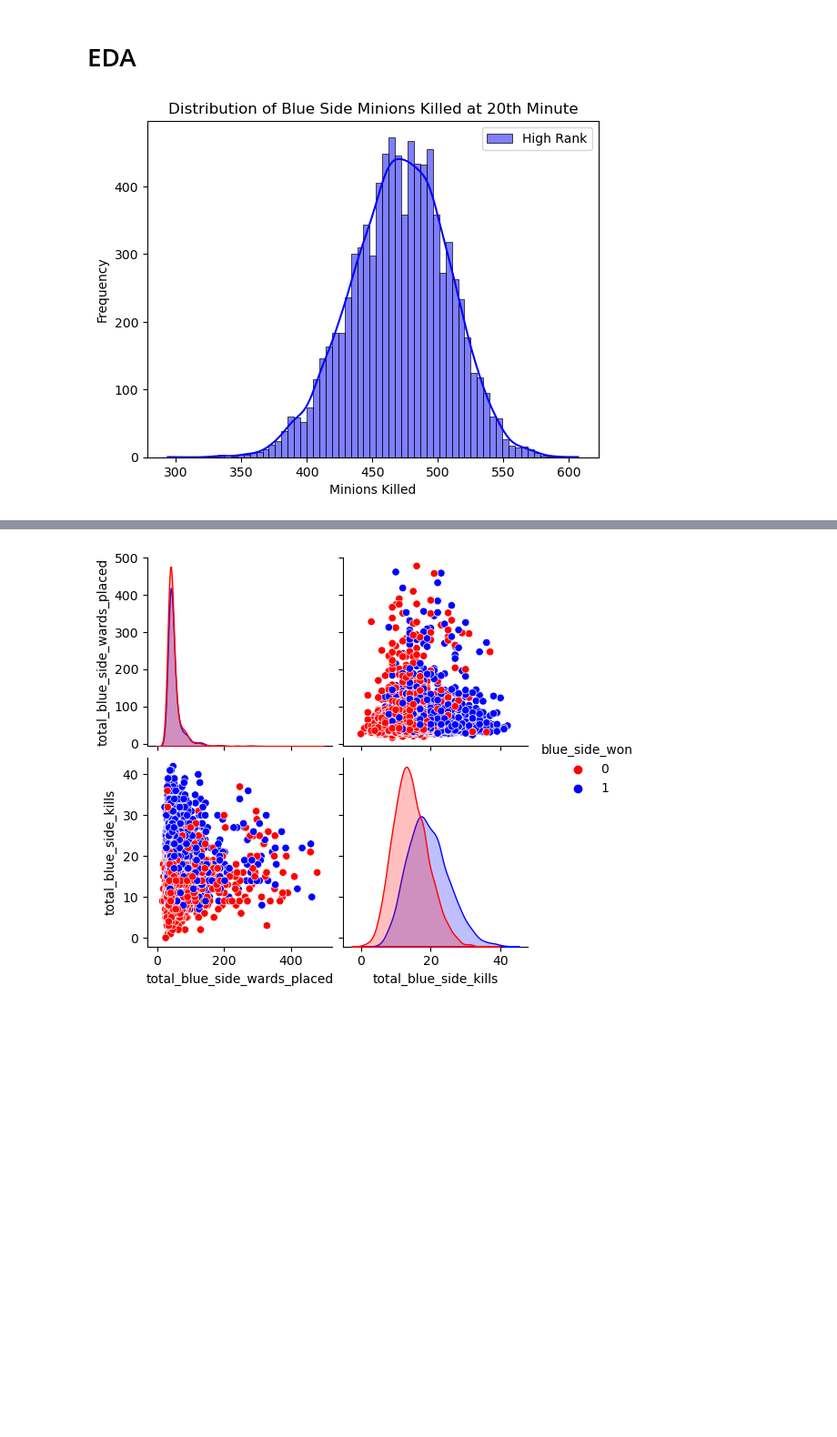
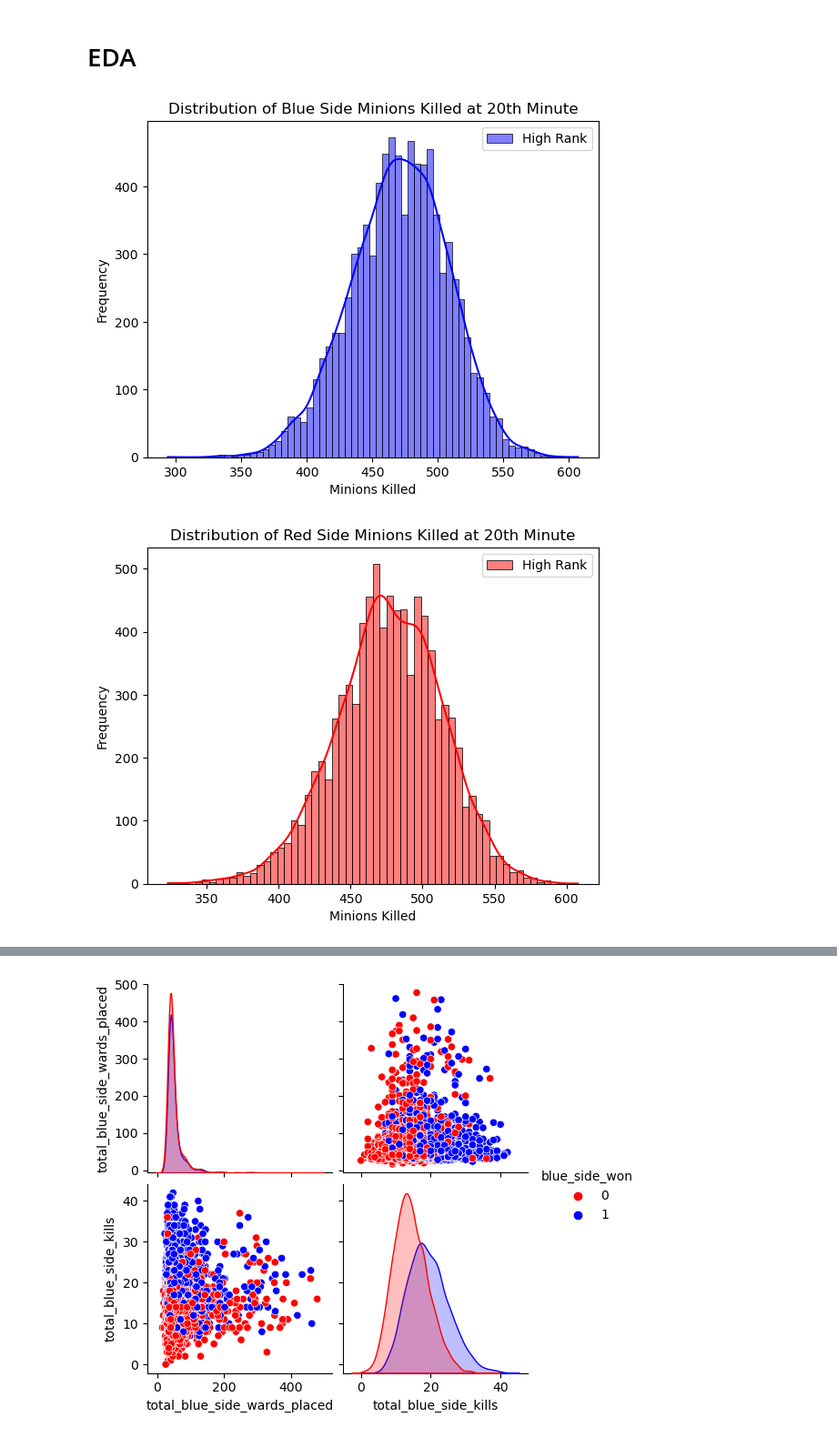
Before and after one commit to mohammad20306/Dissertation, a Jupyter notebook: twenty_mins_ml.ipynb, the cells around one changed output, grey strips where cells are left out. Shown at 91% size. Saved outputs shown, nothing was run; the diff lists cells and outputs as text; code cells hidden in the pictures; blank space fills up the shorter version.

```diff
--- a/twenty_mins_ml.ipynb
+++ b/twenty_mins_ml.ipynb
@@ -31,6 +35,9 @@ df.head()
 | 2 | 0 | 467 | 38334 | 39 | 22 | ... |
 | 3 | 0 | 425 | 32749 | 67 | 12 | ... |
 | 4 | 0 | 472 | 36853 | 47 | 17 | ... |
+# %%
+low_rank_twenty_df = pd.read_csv('low_rank_twenty_mins.csv')
+low_rank_twenty_df=low_rank_twenty_df.drop(['Unnamed: 0'], axis=1)
 # %%
 #drop the column 'unnamed: 0' from the dataset.
 df=df.drop(['Unnamed: 0'], axis=1)
@@ -165,14 +208,61 @@ df['gold_earned_diff'] = df['total_blue_side_gold_earned'] - df['total_red_side_
 df['towers_destroyed_diff'] = df['total_towers_destroyed_by_blue'] - df['total_towers_destroyed_by_red']
 df['inhibitors_destroyed_diff'] = df['total_inhibitors_destroyed_by_blue'] - df['total_inhibitors_destroyed_by_red']
 df['kills_diff'] = df['total_blue_side_kills'] - df['total_red_side_kills']
+# %%
+low_rank_twenty_df['wards_placed_diff'] = low_rank_twenty_df['total_blue_side_wards_placed'] - low_rank_twenty_df['total_red_side_wards_placed']
+low_rank_twenty_df['total_minions_diff'] = low_rank_twenty_df['total_blue_side_minions'] - low_rank_twenty_df['total_red_side_minions']
+low_rank_twenty_df['gold_earned_diff'] = low_rank_twenty_df['total_blue_side_gold_earned'] - low_rank_twenty_df['total_red_side_gold_earned']
+low_rank_twenty_df['towers_destroyed_diff'] = low_rank_twenty_df['total_towers_destroyed_by_blue'] - low_rank_twenty_df['total_towers_destroyed_by_red']
+low_rank_twenty_df['inhibitors_destroyed_diff'] = low_rank_twenty_df['total_inhibitors_destroyed_by_blue'] - low_rank_twenty_df['total_inhibitors_destroyed_by_red']
+low_rank_twenty_df['kills_diff'] = low_rank_twenty_df['total_blue_side_kills'] - low_rank_twenty_df['total_red_side_kills']
 # %% [markdown]
 # EDA
-# %%
-sns.histplot(df['total_blue_side_minions'], color='blue', label='High Rank', kde=True)
-plt.title('Distribution of Blue Side Minions Killed at 20th Minute')
-plt.xlabel('Minions Killed')
-plt.ylabel('Frequency')
-plt.legend()
-plt.show()
-# %% [output]
-[figure, removed]
+# %%
+#histplot for blueside minion difference at 20th minute for high rank matches
+sns.histplot(df['total_blue_side_minions'], color='blue', label='High Rank', kde=True)
+plt.title('Distribution of Blue Side Minions Killed at 20th Minute')
+plt.xlabel('Minions Killed')
+plt.ylabel('Frequency')
+plt.legend()
+plt.show()
+
+#histplot for redside minion difference at 20th minute for high rank matches
+sns.histplot(df['total_red_side_minions'], color='red', label='High Rank', kde=True)
+plt.title('Distribution of Red Side Minions Killed at 20th Minute')
+plt.xlabel('Minions Killed')
+plt.ylabel('Frequency')
+plt.legend()
+plt.show()
+
+#histplot for blueside minion difference at 20th minute for low rank matches
+sns.histplot(low_rank_twenty_df['total_blue_side_minions'], color='blue', label='Low Rank', kde=True)
+plt.title('Distribution of Blue Side Minions Killed at 20th Minute')
+plt.xlabel('Minions Killed')
+plt.ylabel('Frequency')
+plt.legend()
+plt.show()
+
+#histplot for redside minion difference at 20th minute for low rank matches
+sns.histplot(low_rank_twenty_df['total_red_side_minions'], color='red', label='Low Rank', kde=True)
+plt.title('Distribution of Red Side Minions Killed at 20th Minute')
+plt.xlabel('Minions Killed')
+plt.ylabel('Frequency')
+plt.legend()
+plt.show()
+
+sns.histplot(df['total_minions_diff'], color='blue', label='High Rank', kde=True)
+plt.title('Distribution of differences in minions killed 20th Minute')
+plt.xlabel('Minions difference')
+plt.ylabel('Frequency')
+plt.legend()
+plt.show()
+
+sns.histplot(low_rank_twenty_df['total_minions_diff'], color='purple', label='Low Rank', kde=True)
+plt.title('Distribution of differences in minions killed 20th Minute')
+plt.xlabel('Minions difference')
+plt.ylabel('Frequency')
+plt.legend()
+plt.show()
+# %% [output]
+[figure, added]
+[figure, added]
```
Also changed, not shown: parts of 15 cells of this notebook.
